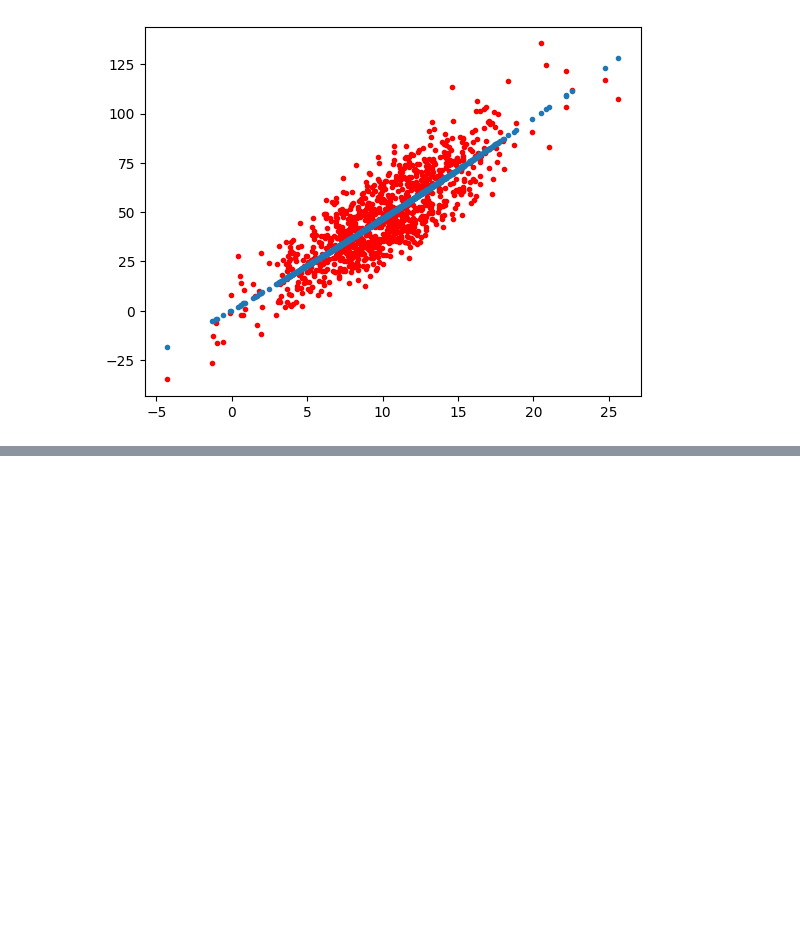
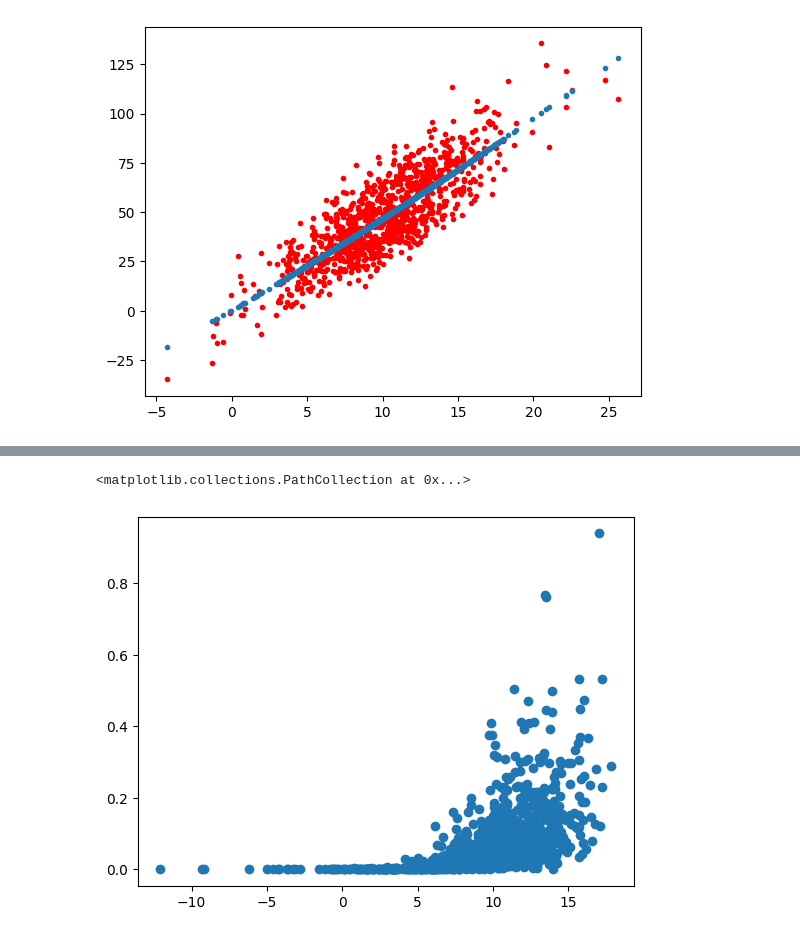
Before and after one commit to alfa7g7/Analisis-Cuantitativo-1er-semestre, a Jupyter notebook: examen-1.ipynb, the cells around one changed output, grey strips where cells are left out. Cells and saved outputs as stored; diff of their text form; code cells hidden in the pictures; blank space fills up the shorter version.

```diff
--- a/examen-1.ipynb
+++ b/examen-1.ipynb
@@ -362,0 +472,6 @@ plt.plot(X_modelo2.X, resultados2.fittedvalues, '.')
+# %%
+# Diagrama de dispersion de la variable X del dataframe df2
+plt.scatter(df2.Y, df2.X)
+# %% [output]
+<matplotlib.collections.PathCollection at 0x...>
+[figure, added]
```
Also changed, not shown: parts of 18 cells of this notebook.
